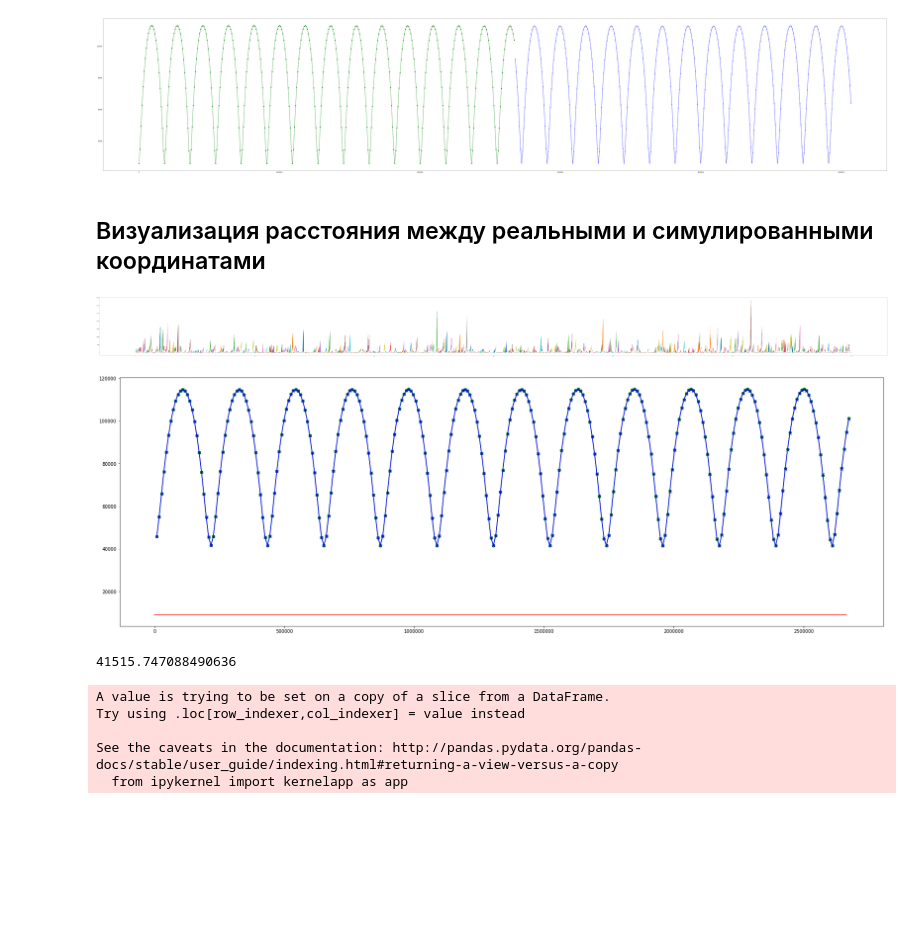
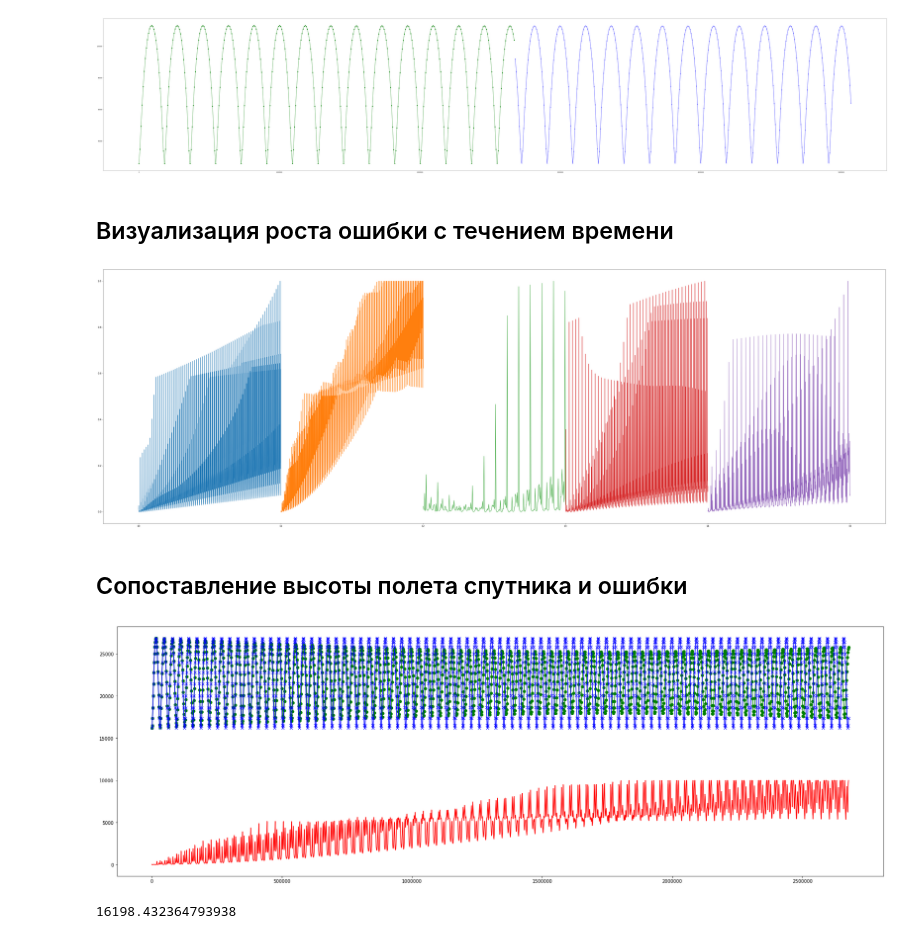
Before and after one commit to KirillRuSS/IDAO-2020, a Jupyter notebook: IDAO-2020.ipynb, the cells around one changed output. Drawn from its saved outputs; the diff is of its cells as text; code cells hidden in the pictures; blank space fills up the shorter version.

```diff
--- a/IDAO-2020.ipynb
+++ b/IDAO-2020.ipynb
@@ -27,4 +27,7 @@ df.head()
 - sat_id — integer satellite id
 - (x, y, z), (x_sim, y_sim, z_sim)	реальные (полученные с помощью точного симулятора) и смоделированные (полученные с помощью симулятора SGP4) координаты спутника (км)
 - реальные (полученные с помощью точного симулятора) и смоделированные (полученные с помощью симулятора SGP4) скорости спутника (км / с)
+# %%
+real_columns = ['x', 'y', 'z', 'Vx', 'Vy', 'Vz']
+sim_columns = ['x_sim', 'y_sim', 'z_sim', 'Vx_sim', 'Vy_sim', 'Vz_sim']
 # %%
@@ -58,29 +61,35 @@ plt.plot(x,y,'-bx')
 plt.show()
 # %% [output]
 [figure]
-# %% [markdown]
-## Визуализация расстояния между реальными и симулированными координатами
-# %%
-df['error'] = ((df.x-df.x_sim)**2+(df.y-df.y_sim)**2+(df.z-df.z_sim)**2)**0.5
+# %% [markdown]
+## Визуализация роста ошибки с течением времени
+# %%
+satellite_true_values = df[real_columns].to_numpy()
+satellite_predicted_values = df[sim_columns].to_numpy()
+
+df['error'] = np.mean(np.abs((satellite_predicted_values - satellite_true_values)
+                                / (np.abs(satellite_predicted_values) + np.abs(satellite_true_values))), axis=1)
 # %%
-plt.figure(figsize = (200, 15))
+plt.figure(figsize = (60, 20))
 
-for i in range(0,600):
+for i in range(10,15):
     n = len(df[df['sat_id']==i])
 
     x = np.linspace(1.0 * i, 1.0 * (i+1), num=n)
 
     y = df[df['sat_id']==i]['error']
-    #y=y-y.min()
-    #y=y/y.max()
+    y=y-y.min()
+    y=y/y.max()
+    plt.plot(x,y)
 
-    plt.plot(x,y)
 plt.show()
 # %% [output]
-[figure, old version]
+[figure, new version]
+# %% [markdown]
+## Сопоставление высоты полета спутника и  ошибки
 # %%
 plt.figure(figsize = (30, 10))
-sat = df[df.sat_id==12]
+sat = df[df.sat_id==11]
 
 #x = np.linspace(0.0, 1.0, num=len(sat))
 x = sat['total_seconds']
@@ -92,36 +101,13 @@ x = sat['total_seconds']
 y=(sat.x_sim**2 + sat.y_sim**2 + sat.z_sim**2)**0.5
 plt.plot(x,y, '-bx')
 
-x = np.linspace(0.0, sat['total_seconds'].max(), num=len(sat))
+#x = np.linspace(0.0, sat['total_seconds'].max(), num=len(sat))
 
 
-plt.plot(x, sat['total_seconds'].diff().shift(-1), '-r')
+plt.plot(x, sat['error']*10000, '-r')
 
 plt.show()
 print(y.min())
 # %% [output]
-[figure, old version]
+[figure, new version]
-41515.747088490636
+16198.432364793938
-# %%
-df_test[['x', 'y', 'z', 'Vx', 'Vy', 'Vz']] = \
-    df_test[['x_sim', 'y_sim', 'z_sim', 'Vx_sim', 'Vy_sim', 'Vz_sim']]
-
-for sat_id in df_test['sat_id'].unique():
-    sat = df_test[df_test.sat_id==sat_id]
-    sat_array = sat[['x_sim', 'y_sim', 'z_sim', 'Vx_sim', 'Vy_sim', 'Vz_sim']].to_numpy()
-    new_sat_array = sat[['x', 'y', 'z', 'Vx', 'Vy', 'Vz']].to_numpy()
-
-    j = 0
-    for i, dt in enumerate(sat['total_seconds'].diff().shift(-1)):
-        new_sat_array[i] = sat_array[i-j]
-        if dt < 1:
-            j+=1
-
-    sat[['x', 'y', 'z', 'Vx', 'Vy', 'Vz']]=new_sat_array
-    df_test[df_test.sat_id==sat_id]=sat
-# %% [output]
-A value is trying to be set on a copy of a slice from a DataFrame.
-Try using .loc[row_indexer,col_indexer] = value instead
-
-See the caveats in the documentation: http://pandas.pydata.org/pandas-docs/stable/user_guide/indexing.html#returning-a-view-versus-a-copy
-  from ipykernel import kernelapp as app
```
Also changed, not shown: parts of 10 cells of this notebook, 2 other files.
